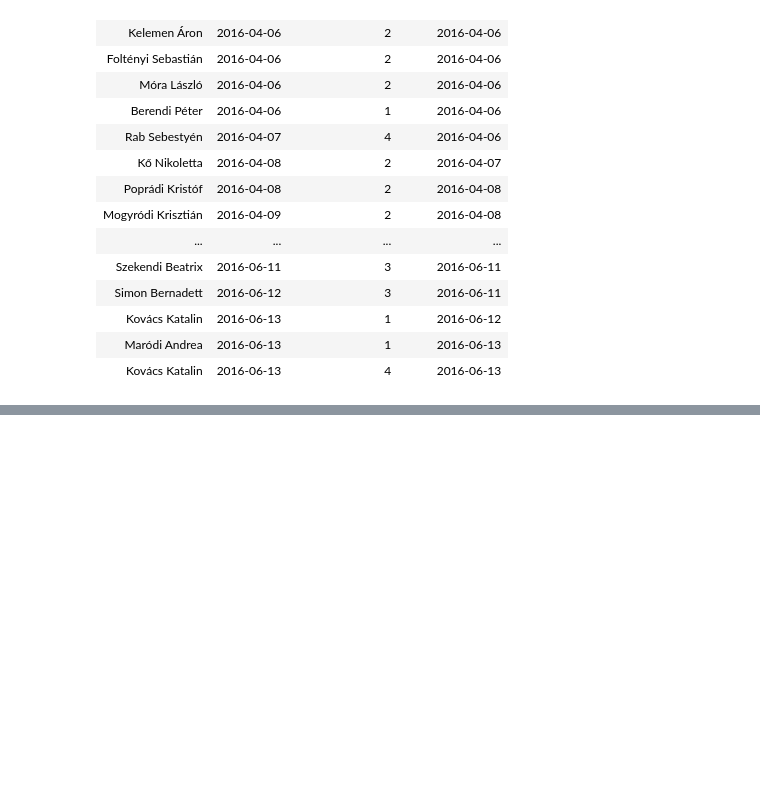
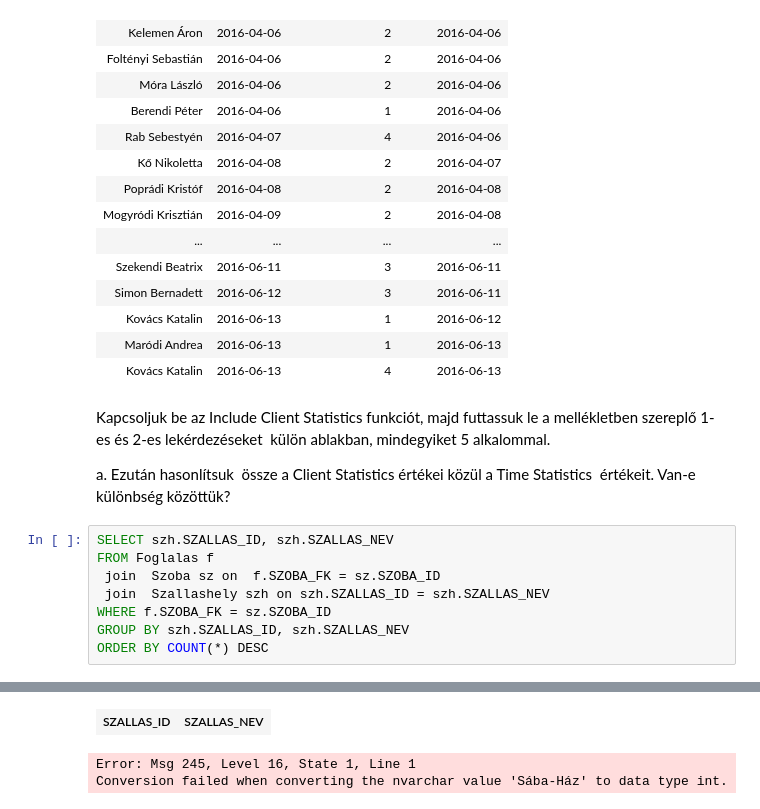
Before and after one commit to Peti3504/ads, a Jupyter notebook: 4.gyakorlat.ipynb, the cells around one changed output, grey strips where cells are left out. Cells and saved outputs as stored; diff of their text form; blank space fills up the shorter version.

```diff
--- a/4.gyakorlat.ipynb
+++ b/4.gyakorlat.ipynb
@@ -82,3 +82,16 @@ Total execution time: 00:00:00.235
 | Kovács Katalin | 2016-06-13 | 1 | 2016-06-12 |
 | Maródi Andrea | 2016-06-13 | 1 | 2016-06-13 |
 | Kovács Katalin | 2016-06-13 | 4 | 2016-06-13 |
+# %% [markdown]
+Kapcsoljuk be az Include Client Statistics funkciót, majd <span style="box-sizing: border-box; font-size: 0.9375rem;">futtassuk le a mellékletben szereplő 1-es és 2-es lekérdezéseket&nbsp;</span> <span style="box-sizing: border-box; font-size: 0.9375rem;">külön ablakban, mindegyiket 5 alkalommal.&nbsp;</span>
+
+<span style="box-sizing: border-box; font-size: 0.9375rem;">a. Ezután hasonlítsuk&nbsp;</span> <span style="box-sizing: border-box; font-size: 0.9375rem;">össze a Client Statistics értékei közül a Time Statistics&nbsp;</span> <span style="box-sizing: border-box; font-size: 0.9375rem;">értékeit. Van-e különbség közöttük?</span>
+# %%
+SELECT szh.SZALLAS_ID, szh.SZALLAS_NEV
+FROM Foglalas f
+ join  Szoba sz on  f.SZOBA_FK = sz.SZOBA_ID
+ join  Szallashely szh on szh.SZALLAS_ID = szh.SZALLAS_NEV
+WHERE f.SZOBA_FK = sz.SZOBA_ID
+GROUP BY szh.SZALLAS_ID, szh.SZALLAS_NEV
+ORDER BY COUNT(*) DESC
+# %% [output]
@@ -84,0 +99,3 @@ Total execution time: 00:00:00.235
+| SZALLAS_ID | SZALLAS_NEV |
+Error: Msg 245, Level 16, State 1, Line 1
+Conversion failed when converting the nvarchar value 'Sába-Ház' to data type int.
```
Also changed, not shown: parts of 1 cell of this notebook, 1 other file.
